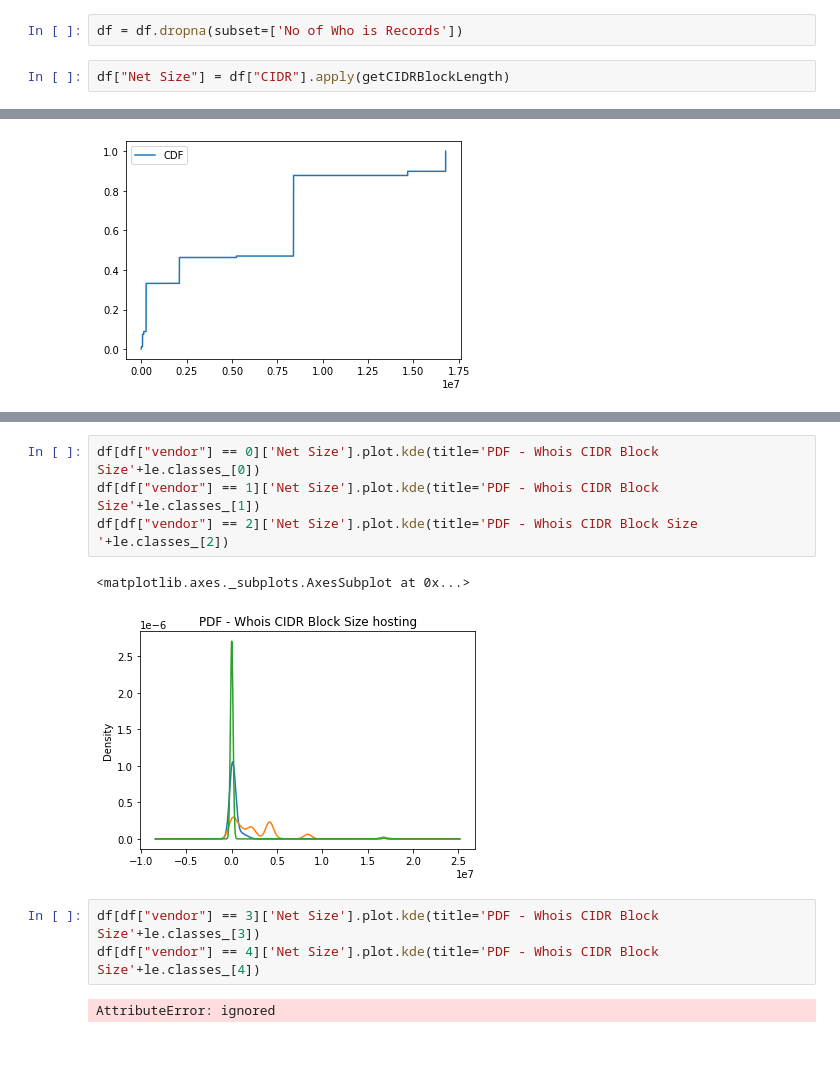
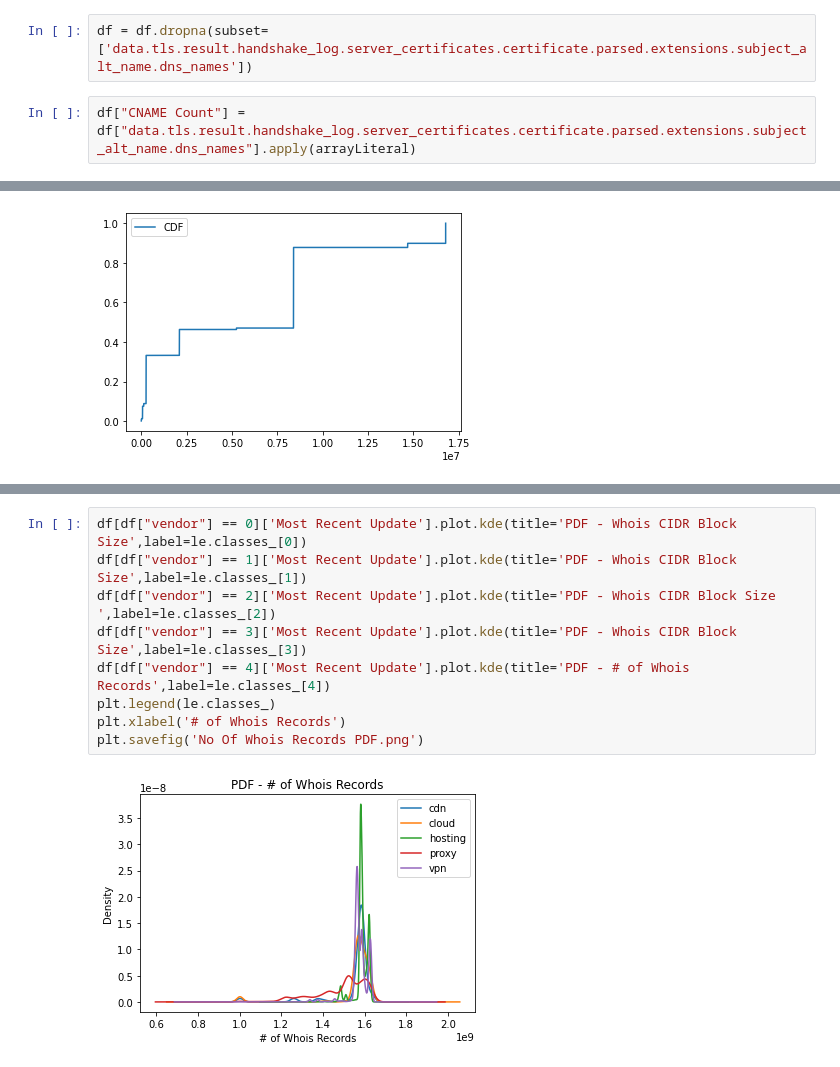
Before and after one commit to shnrndk/IP-Cat-Research, a Jupyter notebook: PDF_and_CDF_Create.ipynb, the cells around one changed output, grey strips where cells are left out. Saved outputs shown, nothing was run; the diff lists cells and outputs as text.

```diff
--- a/PDF_and_CDF_Create.ipynb
+++ b/PDF_and_CDF_Create.ipynb
@@ -195,4 +163,4 @@ df['No of Who is Records'].count()
-# %%
-df = df.dropna(subset=['No of Who is Records'])
-# %%
-df["Net Size"] = df["CIDR"].apply(getCIDRBlockLength)
+# %%
+df = df.dropna(subset=['data.tls.result.handshake_log.server_certificates.certificate.parsed.extensions.subject_alt_name.dns_names'])
+# %%
+df["CNAME Count"] = df["data.tls.result.handshake_log.server_certificates.certificate.parsed.extensions.subject_alt_name.dns_names"].apply(arrayLiteral)
@@ -369,12 +339,11 @@ plt.savefig('No Of Whois Records Merged.png')
 # %%
-df[df["vendor"] == 0]['Net Size'].plot.kde(title='PDF - Whois CIDR Block Size'+le.classes_[0])
-df[df["vendor"] == 1]['Net Size'].plot.kde(title='PDF - Whois CIDR Block Size'+le.classes_[1])
-df[df["vendor"] == 2]['Net Size'].plot.kde(title='PDF - Whois CIDR Block Size '+le.classes_[2])
+df[df["vendor"] == 0]['Most Recent Update'].plot.kde(title='PDF - Whois CIDR Block Size',label=le.classes_[0])
+df[df["vendor"] == 1]['Most Recent Update'].plot.kde(title='PDF - Whois CIDR Block Size',label=le.classes_[1])
+df[df["vendor"] == 2]['Most Recent Update'].plot.kde(title='PDF - Whois CIDR Block Size ',label=le.classes_[2])
+df[df["vendor"] == 3]['Most Recent Update'].plot.kde(title='PDF - Whois CIDR Block Size',label=le.classes_[3])
+df[df["vendor"] == 4]['Most Recent Update'].plot.kde(title='PDF - # of Whois Records',label=le.classes_[4])
+plt.legend(le.classes_)
+plt.xlabel('# of Whois Records')
+plt.savefig('No Of Whois Records PDF.png')
 # %% [output]
-<matplotlib.axes._subplots.AxesSubplot at 0x...>
-[figure, old version]
+[figure, new version]
-# %%
-df[df["vendor"] == 3]['Net Size'].plot.kde(title='PDF - Whois CIDR Block Size'+le.classes_[3])
-df[df["vendor"] == 4]['Net Size'].plot.kde(title='PDF - Whois CIDR Block Size'+le.classes_[4])
-# %% [output]
-AttributeError: ignored
```
Also changed, not shown: parts of 33 cells of this notebook.
